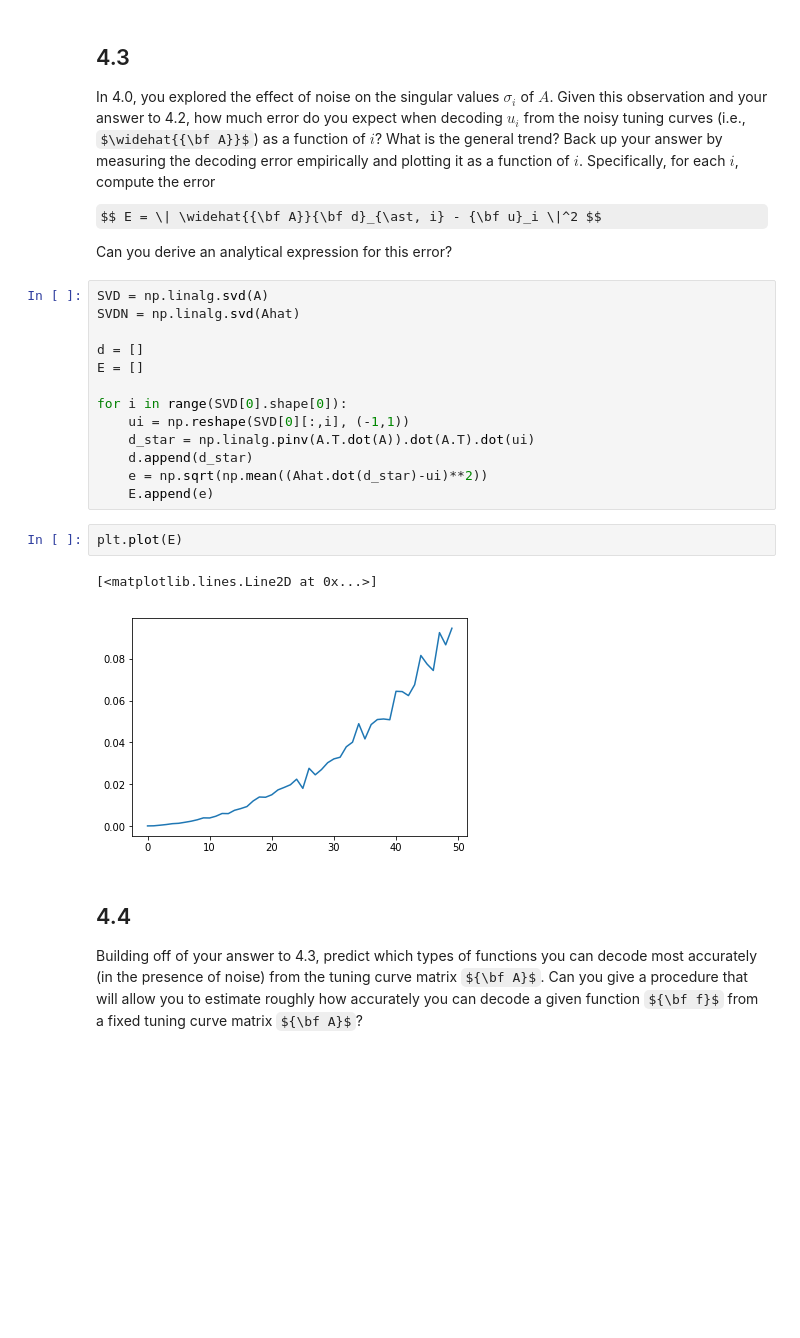
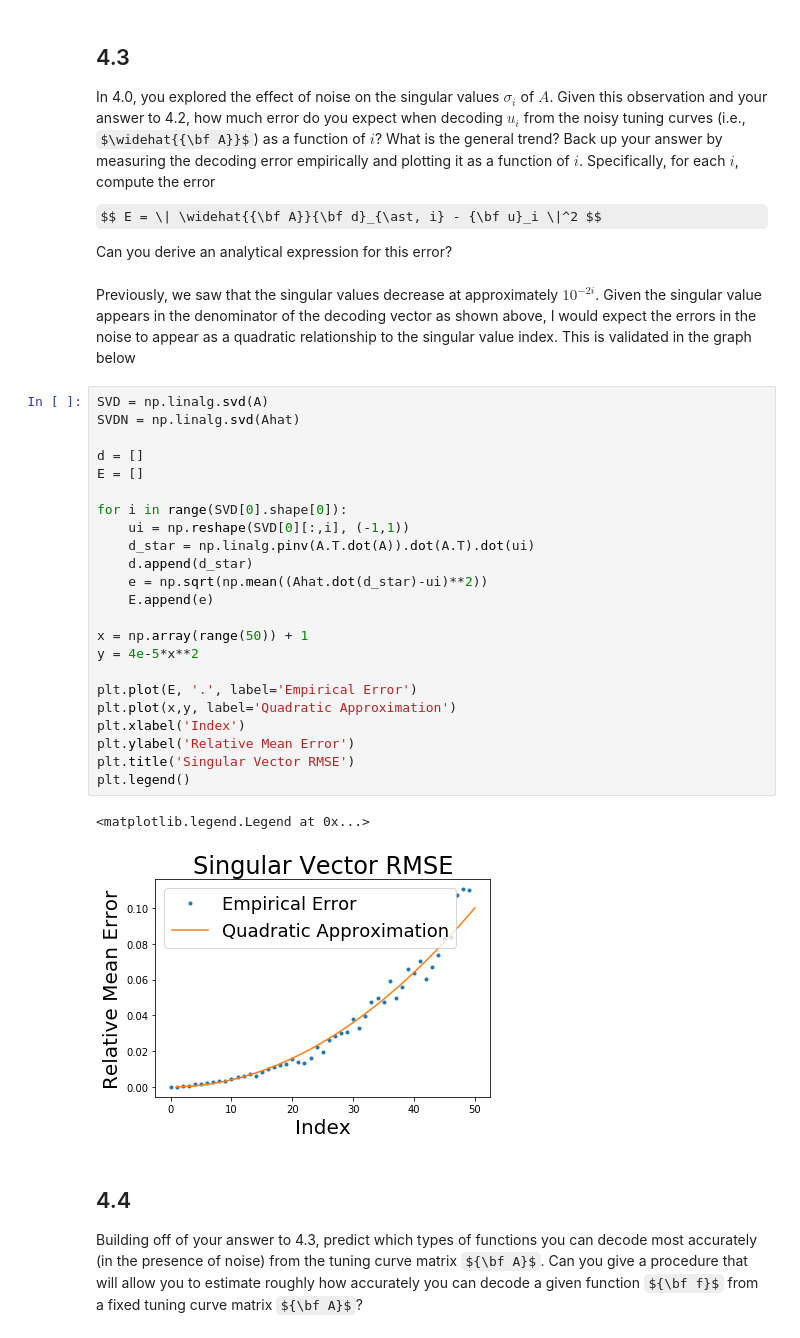
Before and after one commit to Quantumgame/EE207, a Jupyter notebook: Assignments/homework1-1/homework1/problem4_bonus.ipynb, the cells around one changed output. Drawn from its saved outputs; the diff is of its cells as text; some formulas as TeX source; blank space fills up the shorter version.

```diff
--- a/Assignments/homework1-1/homework1/problem4_bonus.ipynb
+++ b/Assignments/homework1-1/homework1/problem4_bonus.ipynb
@@ -184,24 +188,34 @@ In 4.0, you explored the effect of noise on the singular values $\sigma_i$ of $A
 $$ E = \| \widehat{{\bf A}}{\bf d}_{\ast, i} - {\bf u}_i \|^2 $$
 
 Can you derive an analytical expression for this error?
+# %% [markdown]
+Previously, we saw that the singular values decrease at approximately $ 10^{-2i} $. Given the singular value appears in the denominator of the decoding vector as shown above, I would expect the errors in the noise to appear as a quadratic relationship to the singular value index. This is validated in the graph below
 # %%
 SVD = np.linalg.svd(A)
 SVDN = np.linalg.svd(Ahat)
 
 d = []
 E = []
 
 for i in range(SVD[0].shape[0]):
     ui = np.reshape(SVD[0][:,i], (-1,1))
     d_star = np.linalg.pinv(A.T.dot(A)).dot(A.T).dot(ui)
     d.append(d_star)
     e = np.sqrt(np.mean((Ahat.dot(d_star)-ui)**2))
     E.append(e)
+
+x = np.array(range(50)) + 1
+y = 4e-5*x**2
+
+plt.plot(E, '.', label='Empirical Error')
+plt.plot(x,y, label='Quadratic Approximation')
+plt.xlabel('Index')
+plt.ylabel('Relative Mean Error')
+plt.title('Singular Vector RMSE')
+plt.legend()
+# %% [output]
+<matplotlib.legend.Legend at 0x...>
+[figure, added]
-# %%
-plt.plot(E)
-# %% [output]
-[<matplotlib.lines.Line2D at 0x...>]
-[figure, removed]
 # %% [markdown]
 ## 4.4
 
```
Also changed, not shown: parts of 4 cells of this notebook.
